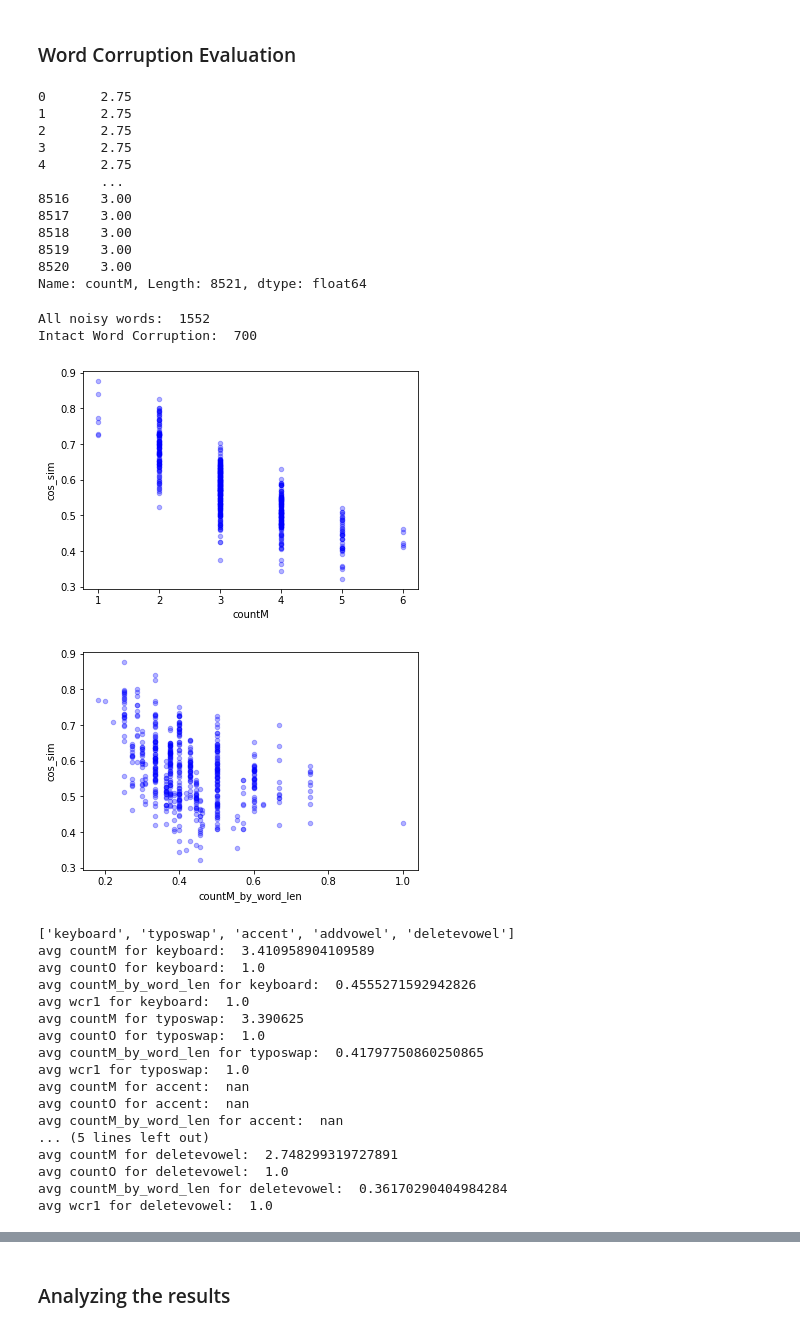
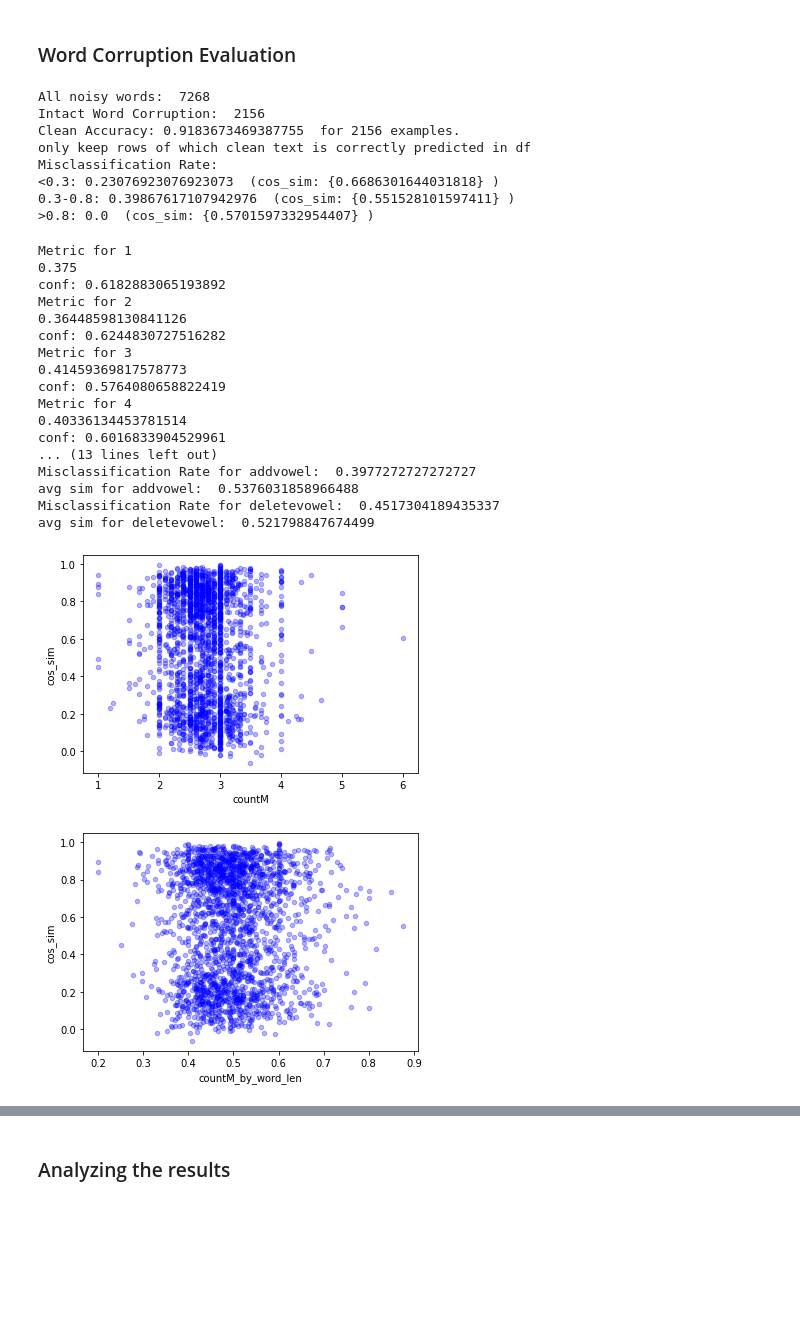
Before and after one commit to xinzhel/word_corruption, a Jupyter notebook: evaluate_wc.ipynb, the cells around one changed output, grey strips where cells are left out. Cells and saved outputs as stored; diff of their text form; code cells hidden in the pictures; blank space fills up the shorter version.

```diff
--- a/evaluate_wc.ipynb
+++ b/evaluate_wc.ipynb
@@ -24,19 +22,3 @@ from allennlp.training.metrics import CategoricalAccuracy, Average
-# %%
-temp = df.groupby("index")['countM'].transform(lambda x: max(x))
-temp
-# %% [output]
-0       2.75
-1       2.75
-2       2.75
-3       2.75
-4       2.75
-        ...
-8516    3.00
-8517    3.00
-8518    3.00
-8519    3.00
-8520    3.00
-Name: countM, Length: 8521, dtype: float64
 # %%
 def get_result(
     dataset_name, model_name,
@@ -206,43 +202,49 @@ def evaluate(
 
     return df
 # %%
-output_dir = "outputs_local_single_noise"
-dataset_name = "sentiment-lexicon"
-model_name = 'bert-base-uncased'
+output_dir = "outputs_local_noise_all"
+dataset_name = "sst2"
+model_name = 'albert-base-v2-SST-2'
 seq_max_len=None
 # Evaluate tokenizers via WCR
 # df = evaluate(dataset_name = dataset_name, model_name=model_name, acc=False)
 
 # Evaluate PLMs via accuracy and cosine similarity
 # Evaluating PLMs
 df = evaluate(
     output_dir = output_dir,
     dataset_name = dataset_name,
     model_name=model_name,
-    acc=False,
+    acc=True,
     mode="intact",
     seq_max_len=seq_max_len,
     no_consistent_pred=False,
     print_acc_sim_by_noise=True)
 # %% [output]
-All noisy words:  1552
-Intact Word Corruption:  700
+All noisy words:  7268
+Intact Word Corruption:  2156
+Clean Accuracy: 0.9183673469387755  for 2156 examples.
+only keep rows of which clean text is correctly predicted in df
+Misclassification Rate:
+<0.3: 0.23076923076923073  (cos_sim: {0.6686301644031818} )
+0.3-0.8: 0.39867617107942976  (cos_sim: {0.551528101597411} )
+>0.8: 0.0  (cos_sim: {0.5701597332954407} )
+Metric for 1
+0.375
+conf: 0.6182883065193892
+Metric for 2
+0.36448598130841126
+conf: 0.6244830727516282
+Metric for 3
+0.41459369817578773
+conf: 0.5764080658822419
+Metric for 4
+0.40336134453781514
+conf: 0.6016833904529961
+... (13 lines left out)
+Misclassification Rate for addvowel:  0.3977272727272727
+avg sim for addvowel:  0.5376031858966488
+Misclassification Rate for deletevowel:  0.4517304189435337
+avg sim for deletevowel:  0.521798847674499
-[figure, old version]
+[figure, new version]
-[figure, old version]
+[figure, new version]
-['keyboard', 'typoswap', 'accent', 'addvowel', 'deletevowel']
-avg countM for keyboard:  3.410958904109589
-avg countO for keyboard:  1.0
-avg countM_by_word_len for keyboard:  0.4555271592942826
-avg wcr1 for keyboard:  1.0
-avg countM for typoswap:  3.390625
-avg countO for typoswap:  1.0
-avg countM_by_word_len for typoswap:  0.41797750860250865
-avg wcr1 for typoswap:  1.0
-avg countM for accent:  nan
-avg countO for accent:  nan
-avg countM_by_word_len for accent:  nan
-... (5 lines left out)
-avg countM for deletevowel:  2.748299319727891
-avg countO for deletevowel:  1.0
-avg countM_by_word_len for deletevowel:  0.36170290404984284
-avg wcr1 for deletevowel:  1.0
```
Also changed, not shown: parts of 6 cells of this notebook, 2 other files.
